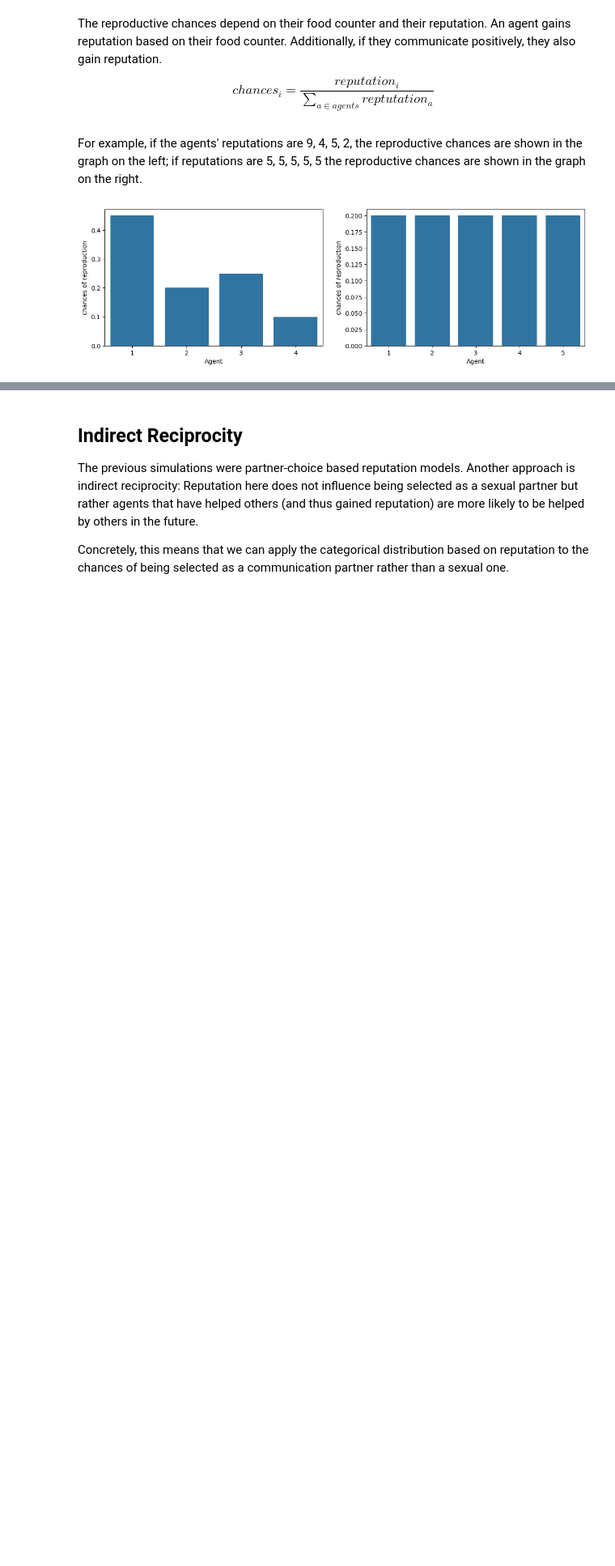
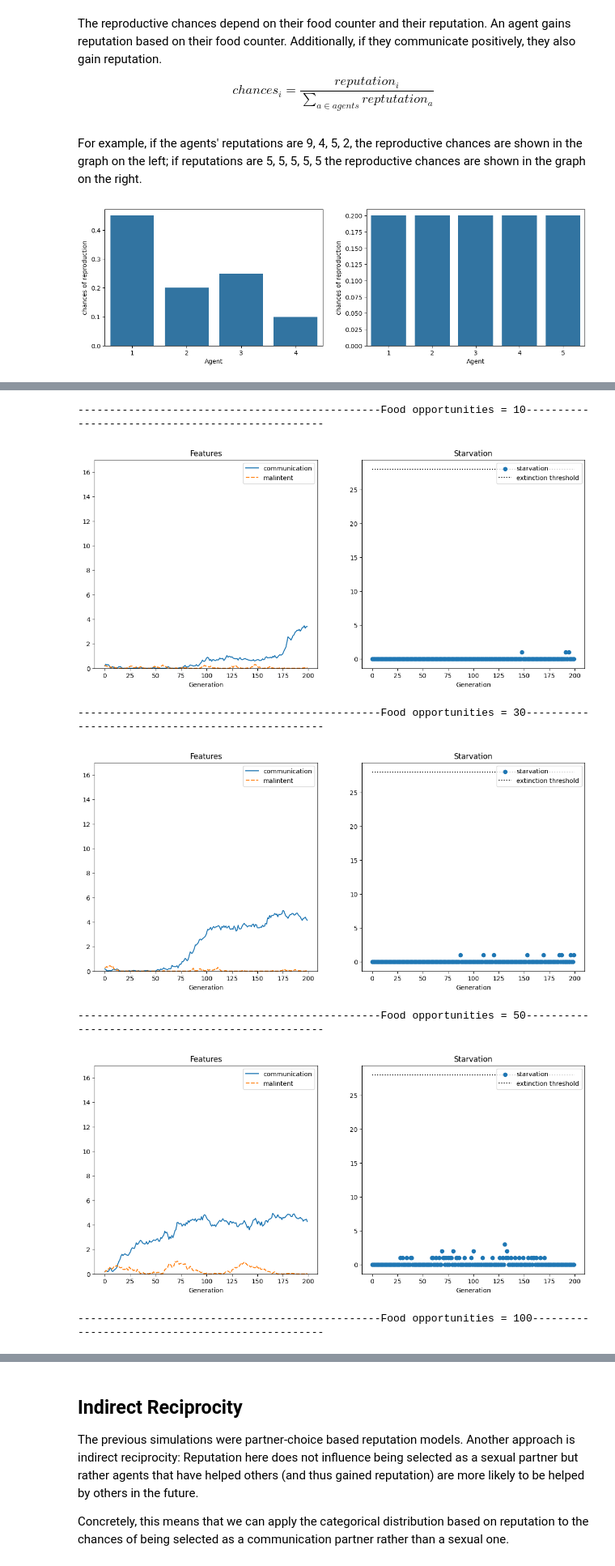
Before and after one commit to philipp-hellwig/evolution-cooperation, a Jupyter notebook: Agent_based_Model_Communication.ipynb, the cells around one changed output, grey strips where cells are left out. Shown at 81% size. Cells and saved outputs as stored; diff of their text form; code cells hidden in the pictures; blank space fills up the shorter version.

```diff
--- a/Agent_based_Model_Communication.ipynb
+++ b/Agent_based_Model_Communication.ipynb
@@ -375,3 +377,22 @@ fig = px.line_3d(decay_df, x="food_decay", y="generation", z="communication", co
 fig.show()
 # %% [output]
 [interactive output not drawn]
+# %%
+# experimenting with different number of food opportunities:
+
+simulations = {}  # food decay: simulation data}
+food_opportunities = [10, 30, 50, 100, 200, 500]
+for opportunity in food_opportunities:
+    f_opportunity = f"Food opportunities = {opportunity}"
+    print(f'\n{f_opportunity:-^120}\n')
+    sim_reputation = simulate_generation(num_food_opportunities=30, num_generations=200, population_size=30, reputation_reproduction=True, food_decay=1.75)
+    plot_simulation_stats(sim_reputation)
+    simulations[opportunity] = sim_reputation
+# %% [output]
+------------------------------------------------Food opportunities = 10-------------------------------------------------
+[figure, added]
+------------------------------------------------Food opportunities = 30-------------------------------------------------
+[figure, added]
+------------------------------------------------Food opportunities = 50-------------------------------------------------
+[figure, added]
+------------------------------------------------Food opportunities = 100------------------------------------------------
```
Also changed, not shown: parts of 18 cells of this notebook.
